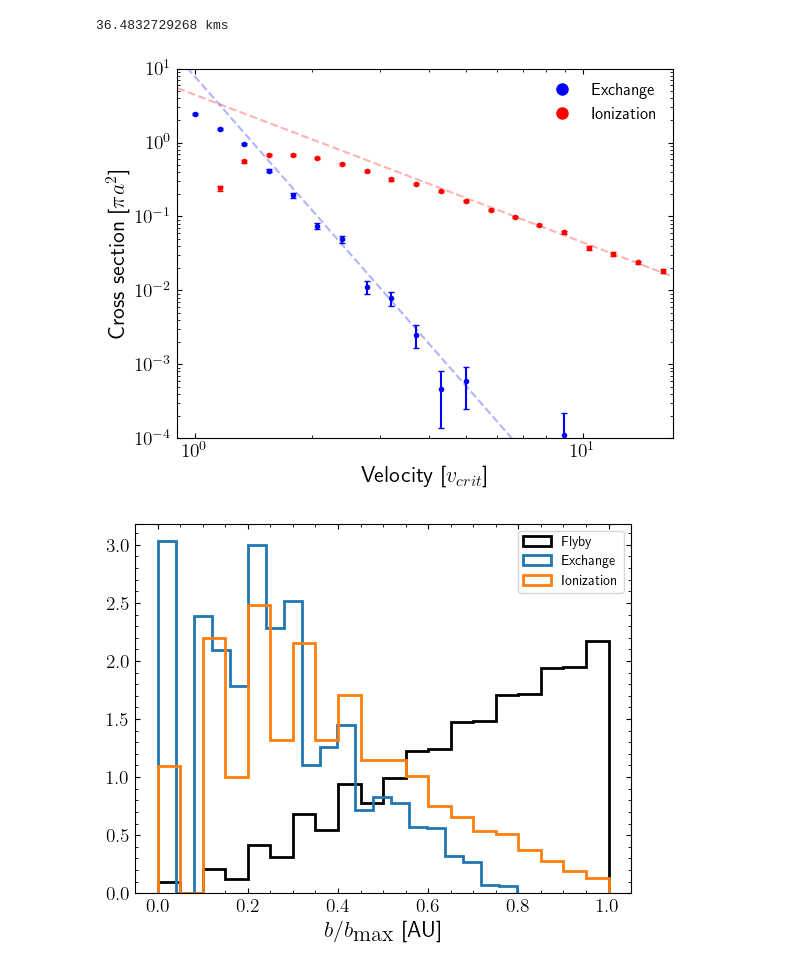
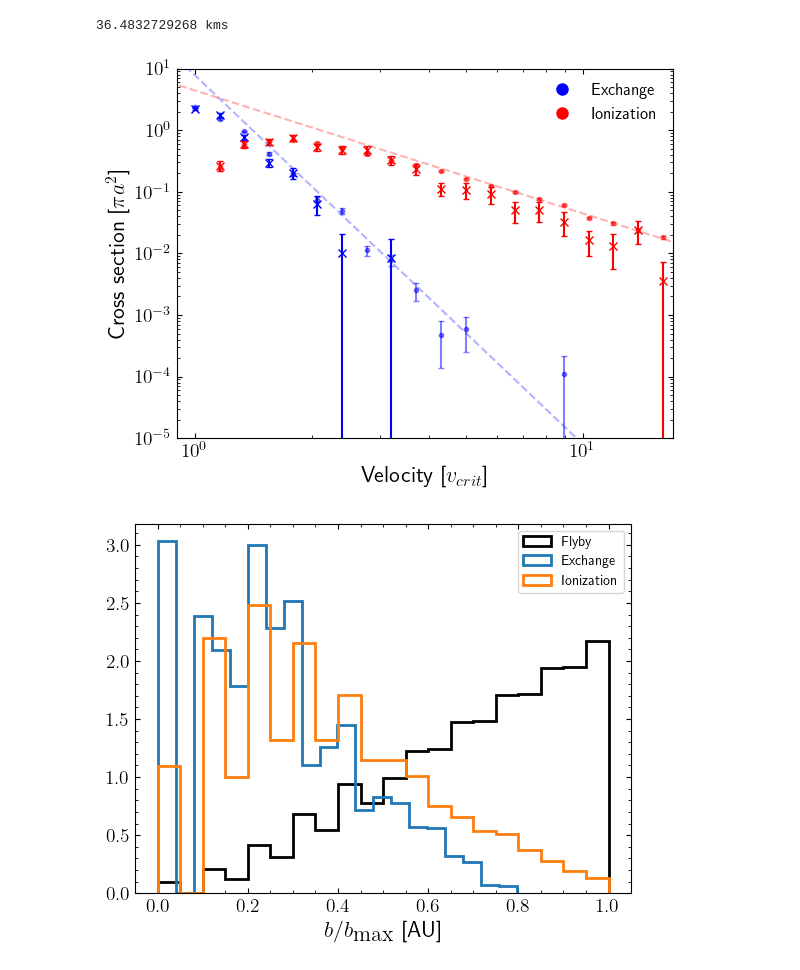
Before and after one commit to YannickBadoux/MRP, a Jupyter notebook: test.ipynb, the cells around one changed output. Cells and saved outputs as stored; diff of their text form; code cells hidden in the pictures.

Commit message:
added code for automatic cross section determination and tested it

```diff
--- a/test.ipynb
+++ b/test.ipynb
@@ -65,36 +65,55 @@ for file in files:
     v = file.split('_')[-1].split('.npy')[0]
     b_max = max_impact_parameter(float(v), 1.0|units.AU)
 
     N_tot = len(results)
     N = []
     for i in range(3):
         N.append(len(results[results['state'] == i]))
         cross_section = b_max**2 * N[i]/N_tot
         error = 1/np.sqrt(N[i]) * cross_section
         if i != 0:
-            plt.errorbar(float(v), cross_section.value_in(units.AU**2),yerr=error.value_in(units.AU**2), c=clr[i], fmt='.', capsize=2)
+            plt.errorbar(float(v), cross_section.value_in(units.AU**2),yerr=error.value_in(units.AU**2), c=clr[i], fmt='.', capsize=2, alpha=0.5)
+
+files = glob.glob('/home/ybadoux/Documents/MRP/acs_test2/*.npy')
+for file in files:
+    results = np.load(file)
+    v = file.split('_')[-1].split('.npy')[0]
+    b_max = max_impact_parameter(float(v), 1.0|units.AU)
+
+    N_tot = len(results)
+    N = []
+    for i in range(3):
+        N.append(len(results[results['state'] == i]))
+        cross_section = b_max**2 * N[i]/N_tot
+        error = 1/np.sqrt(N[i]) * cross_section
+        if i != 0:
+            plt.errorbar(float(v), cross_section.value_in(units.AU**2), yerr=error.value_in(units.AU**2), c=clr[i], fmt='x', capsize=2)
+
 
 #plot the analytical approximations
 x = np.logspace(np.log10(0.1), np.log10(20), 100)
 y = 40/9*np.pi*1/x**2
 plt.plot(x, y/np.pi, 'r--', alpha=0.3)
 
 y3 = 640/81*np.pi*1/x**6
 plt.plot(x, y3/np.pi, 'b--', alpha=0.3)
 
+# plt.scatter(2, cross_section_acs.value_in(units.AU**2), c='g', label='ACS test')
+# plt.scatter(1.5, 3.32**2*171/10000, c='g', label='ACS test')
+
 plt.xlabel(r'Velocity [$v_{crit}$]')
 plt.ylabel(r'Cross section [$\pi a^2$]')
 plt.legend(handles=[plt.Line2D([0], [0], marker='o', color='w', label=labels[i], markerfacecolor=clr[i], markersize=10) for i in range(1,3)],
            fontsize=12, frameon=False)
 plt.yscale('log')
 plt.xscale('log')
 # plt.axvline(2.4)
 plt.xlim(0.9,17)
-plt.ylim(.0001,10)
+plt.ylim(1e-5,10)
 plt.savefig('cross_section_equal_masses.png')
 plt.show()
 # %% [output]
-[figure, old version]
+[figure, new version]
 # %%
 #combine all the results
 all_results = np.load(files[0])
```
Also changed, not shown: 4 other files.
